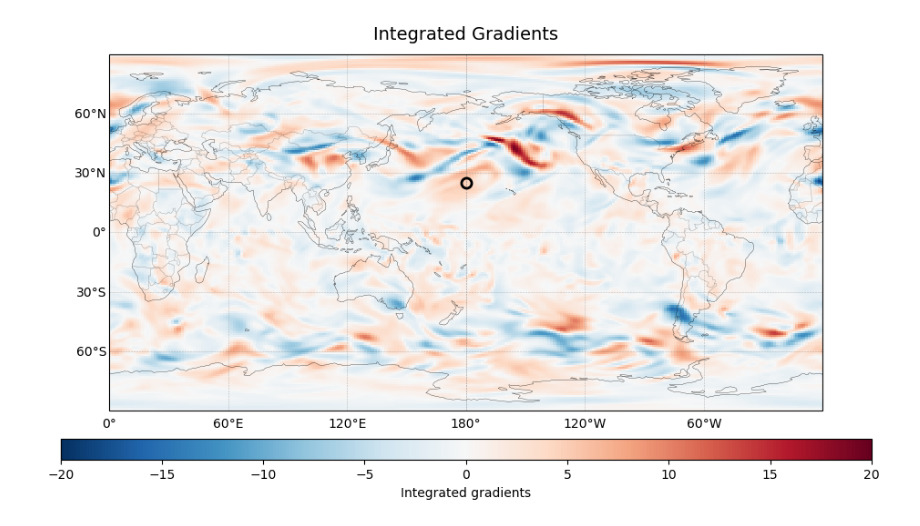
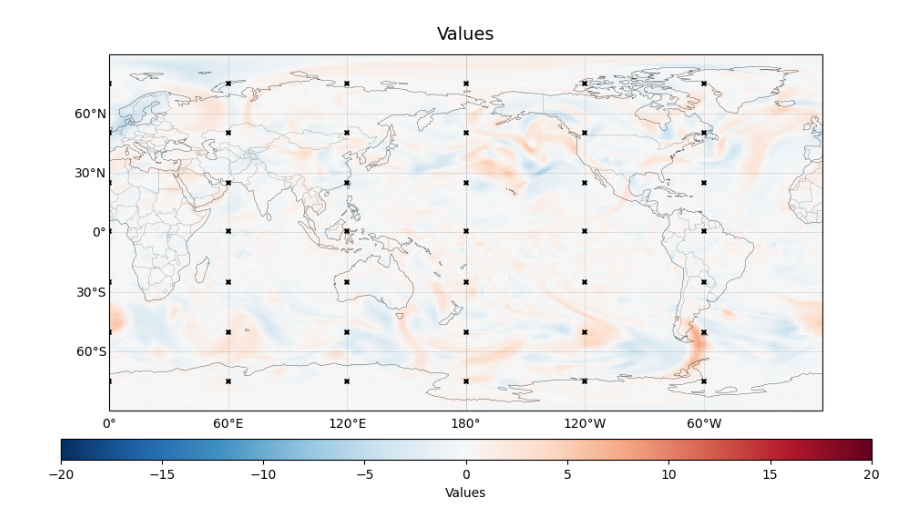
Before and after one commit to WillyChap/CUVACAR_xai, a Jupyter notebook: kjmayer/LookAtOutput.ipynb, the cells around one changed output. Drawn from its saved outputs; the diff is of its cells as text; code cells hidden in the pictures.

Commit message:
fixed standardization bug and made pretty output plots for analysis

```diff
--- a/kjmayer/LookAtOutput.ipynb
+++ b/kjmayer/LookAtOutput.ipynb
@@ -52 +38,13 @@ Lon index: 146
+# %%
+DATE = '1981-02-15'
+
+DS = xr.open_dataset('/glade/work/wchapman/b.e21.BHIST.f09_g17_Seasonal_Stochai_b050_025_1980.cam.h1.2010-10-13-00000.nc')
+lat = DS["lat"].values if hasattr(DS["lat"], "values") else DS["lat"]
+lon = DS["lon"].values if hasattr(DS["lon"], "values") else DS["lon"]
+
+dir_o = "/glade/derecho/scratch/kjmayer/CUVACAR_xai/IG/"+DATE+"/"
+files = sorted(glob.glob(dir_o+"tensor_steps24_parrallel_lev00020_lat*.npy"))
+stacked = np.stack([np.load(f).squeeze()[20].squeeze() for f in files])
+
+mean_IG = np.mean(stacked, axis=0)
 # %%
@@ -136,4 +125,5 @@ plt.show()
 # %%
+# Difference in values between 00Z and 006Z
 t1 = torch.load('/glade/derecho/scratch/wchapman/CUVACAR/init_b2014_1981-02-15_00_00_00_be21_condition_tensor.pth').squeeze().numpy()
 t2 = torch.load('/glade/derecho/scratch/wchapman/CUVACAR/init_b2014_1981-02-15_06_00_00_be21_condition_tensor.pth').squeeze().numpy()
 
@@ -144,7 +134,7 @@ vmin=-20; vmax=20
 im = ax.pcolormesh(
     lon_cyc,
     lat,
-    t2[20,:,:]-t1[20,:,:],
+    t2[17+64,:,:]-t1[17+64,:,:],
     transform=ccrs.PlateCarree(),
     cmap="RdBu_r",
     vmin=vmin,
@@ -152,52 +142,54 @@ im = ax.pcolormesh(
     shading="auto",
 )
 
-lat_idx = 122
-lon_idx = 144
+lat_idx = [16, 42, 69, 96, 122, 149, 175]
+lon_idx = [0, 48, 96, 144, 192, 240]
 
 dot_lat = lat[lat_idx]
 dot_lon = lon_cyc[lon_idx]
 
-ax.plot(
-    dot_lon,
-    dot_lat,
-    marker="o",
-    markersize=8,
-    markerfacecolor="none",
-    markeredgecolor="black",
-    markeredgewidth=2,
-    transform=ccrs.PlateCarree(),
-    zorder=10,
-)
+for vdot_lat in dot_lat:
+    for vdot_lon in dot_lon:
+        ax.plot(
+            vdot_lon,
+            vdot_lat,
+            marker="X",
+            markersize=5,
+            markerfacecolor="black",
+            markeredgecolor="black",
+            markeredgewidth=0,
+            transform=ccrs.PlateCarree(),
+            zorder=10,
+        )
 
 ax.set_global()
 ax.coastlines(linewidth=0.22)
 ax.add_feature(cfeature.BORDERS, linewidth=0.35, alpha=0.3)
 # ax.add_feature(cfeature.LAND, facecolor="0.85", alpha=0.35)
 
 gl = ax.gridlines(
     draw_labels=True,
     linewidth=0.4,
     color="gray",
     alpha=0.5,
     linestyle="--",
 )
 gl.top_labels = False
 gl.right_labels = False
 
 cbar = fig.colorbar(
     im,
     ax=ax,
     orientation="horizontal",
     pad=0.07,
     fraction=0.05,
     aspect=40,
 )
-cbar.set_label("Integrated gradients")
+cbar.set_label("Values")
 
-ax.set_title("Integrated Gradients", fontsize=14, pad=12)
+ax.set_title("Values", fontsize=14, pad=12)
 
 plt.tight_layout()
 plt.show()
 # %% [output]
-[figure, old version]
+[figure, new version]
```
Also changed, not shown: parts of 8 cells of this notebook, 5 other files.
